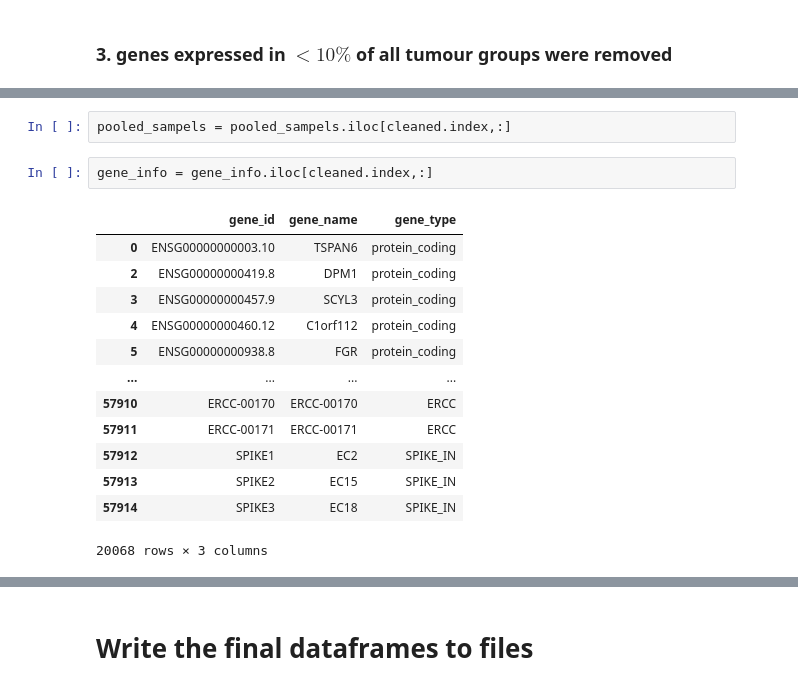
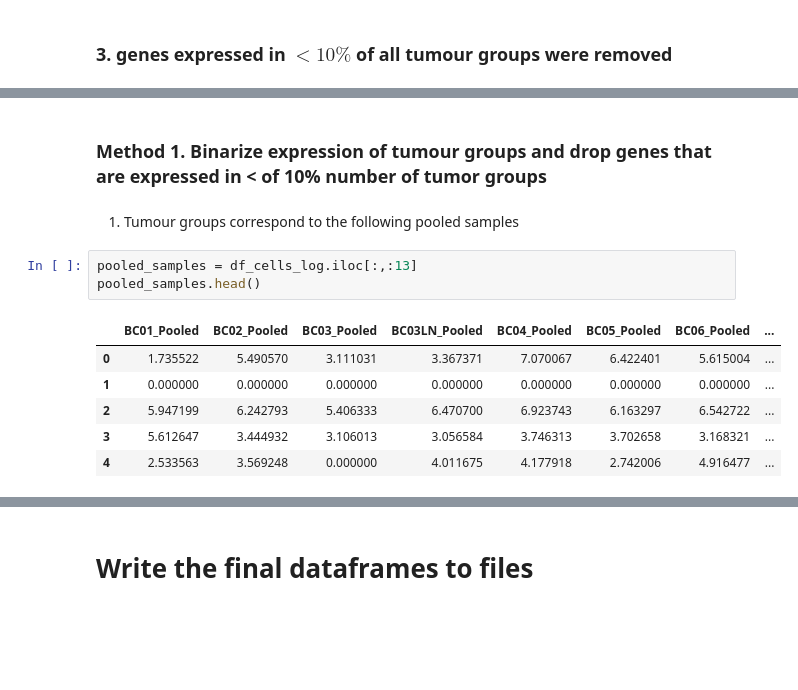
Before and after one commit to KyriakosPsa/BreastCancer-SingleCell, a Jupyter notebook: preprocessing.ipynb, the cells around one changed output, grey strips where cells are left out. Saved outputs shown, nothing was run; the diff lists cells and outputs as text; blank space fills up the shorter version.

Commit message:
Changed the gene QC method

```diff
--- a/preprocessing.ipynb
+++ b/preprocessing.ipynb
@@ -166,18 +82,14 @@ cleaned.head()
-# %%
-pooled_sampels = pooled_sampels.iloc[cleaned.index,:]
-# %%
-gene_info = gene_info.iloc[cleaned.index,:]
-# %% [output]
-|  | gene_id | gene_name | gene_type |
-| 0 | ENSG00000000003.10 | TSPAN6 | protein_coding |
-| 2 | ENSG00000000419.8 | DPM1 | protein_coding |
-| 3 | ENSG00000000457.9 | SCYL3 | protein_coding |
-| 4 | ENSG00000000460.12 | C1orf112 | protein_coding |
-| 5 | ENSG00000000938.8 | FGR | protein_coding |
-| ... | ... | ... | ... |
-| 57910 | ERCC-00170 | ERCC-00170 | ERCC |
-| 57911 | ERCC-00171 | ERCC-00171 | ERCC |
-| 57912 | SPIKE1 | EC2 | SPIKE_IN |
-| 57913 | SPIKE2 | EC15 | SPIKE_IN |
-| 57914 | SPIKE3 | EC18 | SPIKE_IN |
-20068 rows × 3 columns
+# %% [markdown]
+### **Method 1.** Binarize expression of tumour groups and drop genes that are expressed in < of 10% number of tumor groups
+# %% [markdown]
+1. Tumour groups correspond to the following pooled samples
+# %%
+pooled_samples = df_cells_log.iloc[:,:13]
+pooled_samples.head()
+# %% [output]
+|  | BC01_Pooled | BC02_Pooled | BC03_Pooled | BC03LN_Pooled | BC04_Pooled | BC05_Pooled | BC06_Pooled | ... |
+| 0 | 1.735522 | 5.490570 | 3.111031 | 3.367371 | 7.070067 | 6.422401 | 5.615004 | ... |
+| 1 | 0.000000 | 0.000000 | 0.000000 | 0.000000 | 0.000000 | 0.000000 | 0.000000 | ... |
+| 2 | 5.947199 | 6.242793 | 5.406333 | 6.470700 | 6.923743 | 6.163297 | 6.542722 | ... |
+| 3 | 5.612647 | 3.444932 | 3.106013 | 3.056584 | 3.746313 | 3.702658 | 3.168321 | ... |
+| 4 | 2.533563 | 3.569248 | 0.000000 | 4.011675 | 4.177918 | 2.742006 | 4.916477 | ... |
```
Also changed, not shown: parts of 37 cells of this notebook.
